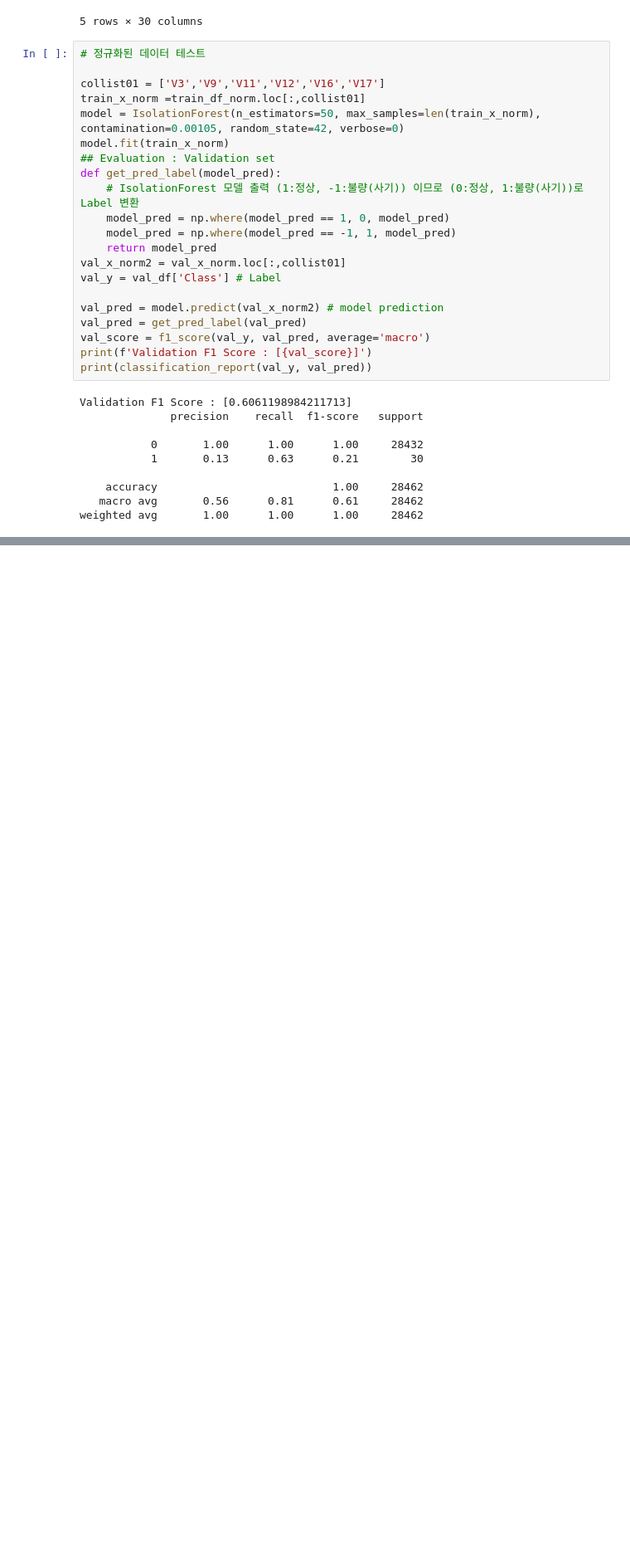
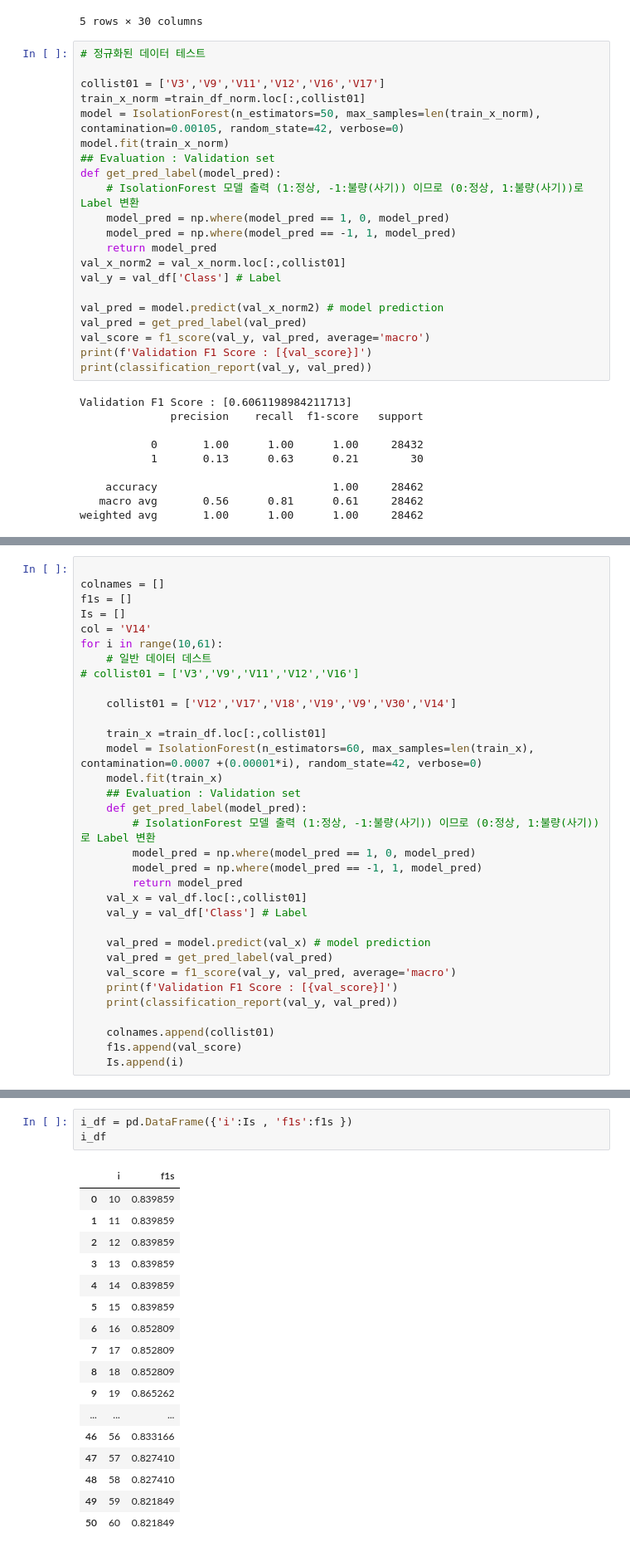
Before and after one commit to bjKim2/Dacon_CreditCard, a Jupyter notebook: test_IsolForest.ipynb, the cells around one changed output, grey strips where cells are left out. Shown at 83% size. Saved outputs shown, nothing was run; the diff lists cells and outputs as text; blank space fills up the shorter version.

```diff
--- a/test_IsolForest.ipynb
+++ b/test_IsolForest.ipynb
@@ -124,0 +181,33 @@ weighted avg       1.00      1.00      1.00     28462
+# %%
+
+colnames = []
+f1s = []
+Is = []
+col = 'V14'
+for i in range(10,61):
+    # 일반 데이터 데스트
+# collist01 = ['V3','V9','V11','V12','V16']
+
+    collist01 = ['V12','V17','V18','V19','V9','V30','V14']
+
+    train_x =train_df.loc[:,collist01]
+    model = IsolationForest(n_estimators=60, max_samples=len(train_x), contamination=0.0007 +(0.00001*i), random_state=42, verbose=0)
+    model.fit(train_x)
+    ## Evaluation : Validation set
+    def get_pred_label(model_pred):
+        # IsolationForest 모델 출력 (1:정상, -1:불량(사기)) 이므로 (0:정상, 1:불량(사기))로 Label 변환
+        model_pred = np.where(model_pred == 1, 0, model_pred)
+        model_pred = np.where(model_pred == -1, 1, model_pred)
+        return model_pred
+    val_x = val_df.loc[:,collist01]
+    val_y = val_df['Class'] # Label
+
+    val_pred = model.predict(val_x) # model prediction
+    val_pred = get_pred_label(val_pred)
+    val_score = f1_score(val_y, val_pred, average='macro')
+    print(f'Validation F1 Score : [{val_score}]')
+    print(classification_report(val_y, val_pred))
+
+    colnames.append(collist01)
+    f1s.append(val_score)
+    Is.append(i)
@@ -124,0 +232,21 @@ weighted avg       1.00      1.00      1.00     28462
+# %%
+i_df = pd.DataFrame({'i':Is , 'f1s':f1s })
+i_df
+# %% [output]
+|  | i | f1s |
+| 0 | 10 | 0.839859 |
+| 1 | 11 | 0.839859 |
+| 2 | 12 | 0.839859 |
+| 3 | 13 | 0.839859 |
+| 4 | 14 | 0.839859 |
+| 5 | 15 | 0.839859 |
+| 6 | 16 | 0.852809 |
+| 7 | 17 | 0.852809 |
+| 8 | 18 | 0.852809 |
+| 9 | 19 | 0.865262 |
+| ... | ... | ... |
+| 46 | 56 | 0.833166 |
+| 47 | 57 | 0.827410 |
+| 48 | 58 | 0.827410 |
+| 49 | 59 | 0.821849 |
+| 50 | 60 | 0.821849 |
```
Also changed, not shown: parts of 12 cells of this notebook, 21 other files.
